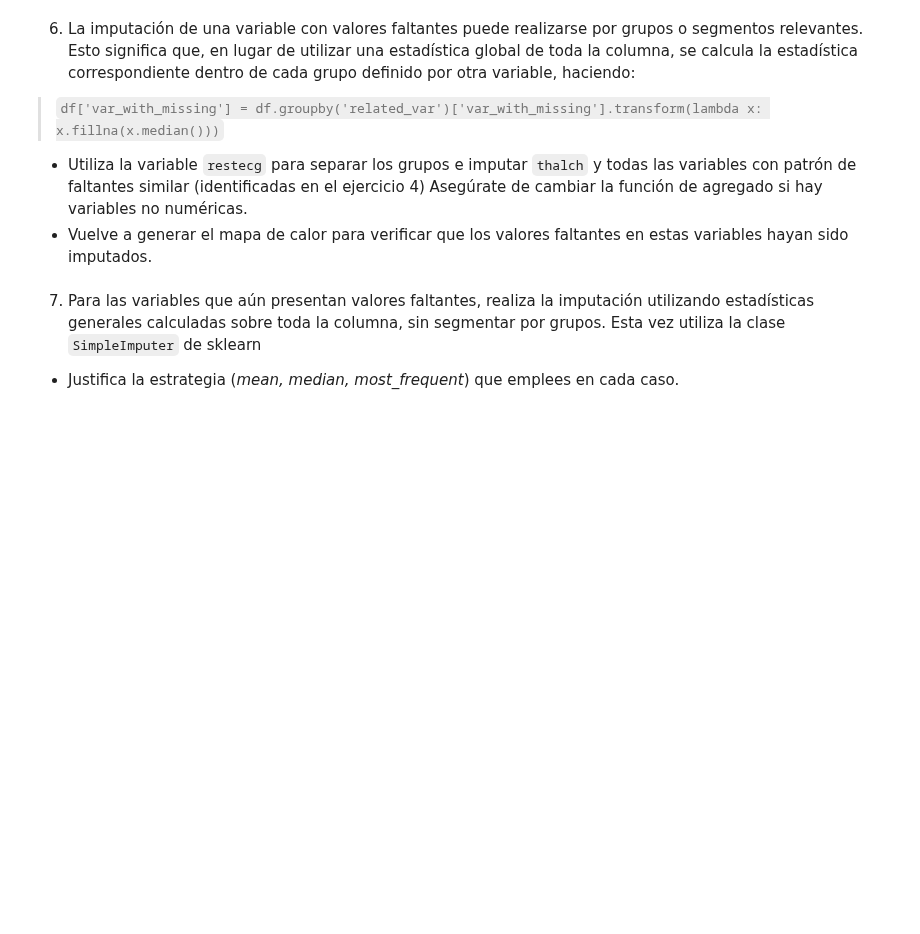
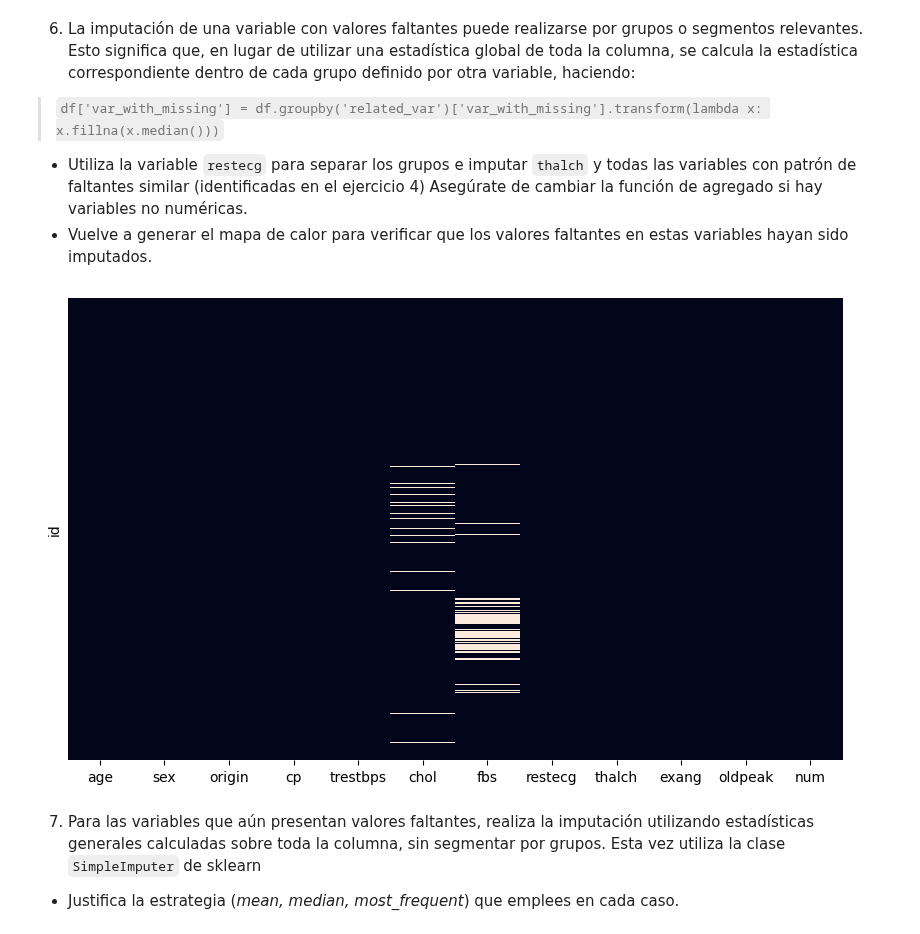
Before and after one commit to joshgc19/tc5053-datascience-A01841021-joshua-gamboa, a Jupyter notebook: Actividad5Preprocesamiento.ipynb, the cells around one changed output. Saved outputs shown, nothing was run; the diff lists cells and outputs as text; code cells hidden in the pictures; blank space fills up the shorter version.

```diff
--- a/Actividad5Preprocesamiento.ipynb
+++ b/Actividad5Preprocesamiento.ipynb
@@ -399,6 +427,21 @@ def Diagnose_MV_Categorical(df,str_att_name,BM_MV):
 
 * Utiliza la variable `restecg` para separar los grupos e imputar `thalch` y todas las variables con patrón de faltantes similar (identificadas en el ejercicio 4) Asegúrate de cambiar la función de agregado si hay variables no numéricas.
 * Vuelve a generar el mapa de calor para verificar que los valores faltantes en estas variables hayan sido imputados.
+# %%
+for col in ['thalch', 'trestbps', 'oldpeak']:
+    cardio_df[col] = cardio_df.groupby('restecg')[col].transform(
+        lambda x: x.fillna(x.median())
+    )
+
+cardio_df['exang'] = cardio_df.groupby('restecg')['exang'].transform(
+    lambda x: x.fillna(x.mode()[0])
+)
+
+plt.figure(figsize=(10, 6))
+sns.heatmap(cardio_df.isnull(), cbar=False, yticklabels=False)
+plt.show()
+# %% [output]
+[figure, added]
 # %% [markdown]
 7. Para las variables que aún presentan valores faltantes, realiza la imputación utilizando estadísticas generales calculadas sobre toda la columna, sin segmentar por grupos. Esta vez utiliza la clase `SimpleImputer` de sklearn
 * Justifica la estrategia (*mean, median, most_frequent*) que emplees en cada caso.
```
Also changed, not shown: parts of 10 cells of this notebook.
